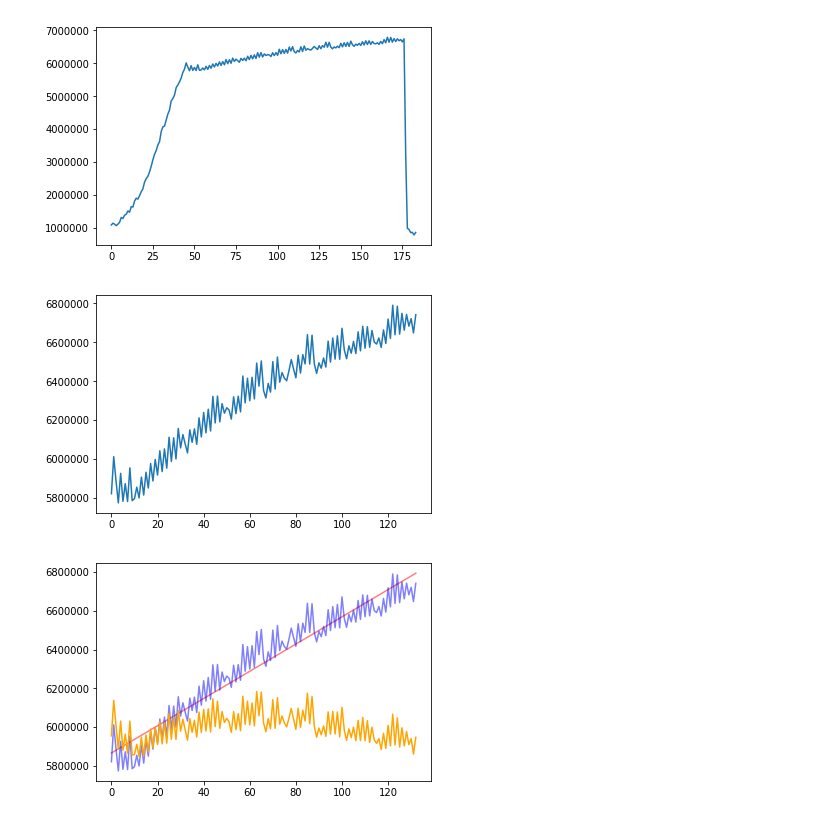
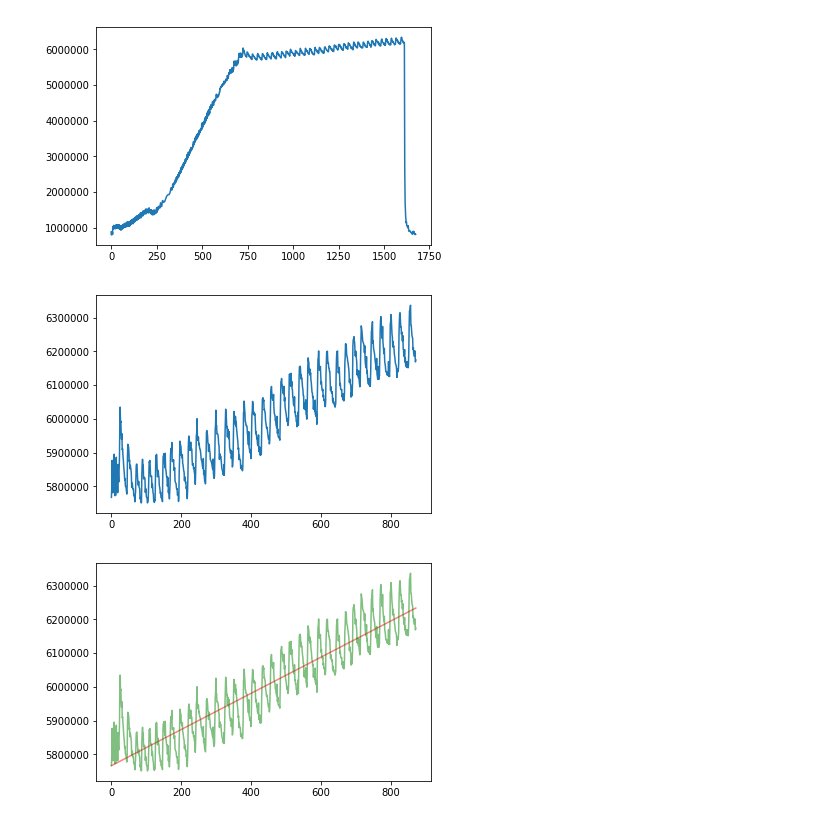
Before and after one commit to bzhou830/ML-python, a Jupyter notebook: bbb.ipynb, the cells around one changed output. Saved outputs shown, nothing was run; the diff lists cells and outputs as text; code cells hidden in the pictures.

```diff
--- a/bbb.ipynb
+++ b/bbb.ipynb
@@ -5,7 +5,9 @@ import numpy as np
 
 data = []
 
-with open("123.txt") as file:
+# 234.txt 采样时间间隔40ms
+# 123.txt 采样时间间隔500ms
+with open("234.txt") as file:
     lines = file.readlines()
     for line in lines:
         line  = line.strip()
@@ -13,26 +15,28 @@ with open("123.txt") as file:
 
 np_data = np.array(data)
 plt.clf()
+# 显示采集的所有数据
 plt.plot(np.array(range(len(np_data))), np_data)
 plt.show()
 # %% [output]
-[figure, old version]
+[figure, new version]
 # %%
-#
+# 快速充气阶段的数据丢弃掉，只使用>5750000的数据进行考察
 y_train = np_data[np_data > 5750000]
 X_train = np.array(range(len(y_train))).reshape(-1, 1)
-plt.plot(X_train[:,0], y_train)
+plt.plot(y_train)
 plt.show()
 # %% [output]
-[figure, old version]
+[figure, new version]
 # %%
+# 使用线性回归对数据进行直线拟合
 from sklearn.linear_model import LinearRegression
 lin_reg = LinearRegression()
 lin_reg.fit(X_train, y_train)
 pred = lin_reg.predict(X_train)
 plt.plot(X_train[:,0], pred, c='r', alpha = 0.5)
-plt.plot(X_train[:,0], y_train, c='b', alpha = 0.5)
-plt.plot(X_train[:,0], y_train - pred + 6000000, c='orange', alpha = 1)
+plt.plot(X_train[:,0], y_train, c='g', alpha = 0.5)
+# plt.plot(X_train[:,0], y_train - pred, c='orange', alpha = 1)
 plt.show()
 # %% [output]
-[figure, old version]
+[figure, new version]
```
Also changed, not shown: parts of 9 cells of this notebook.
